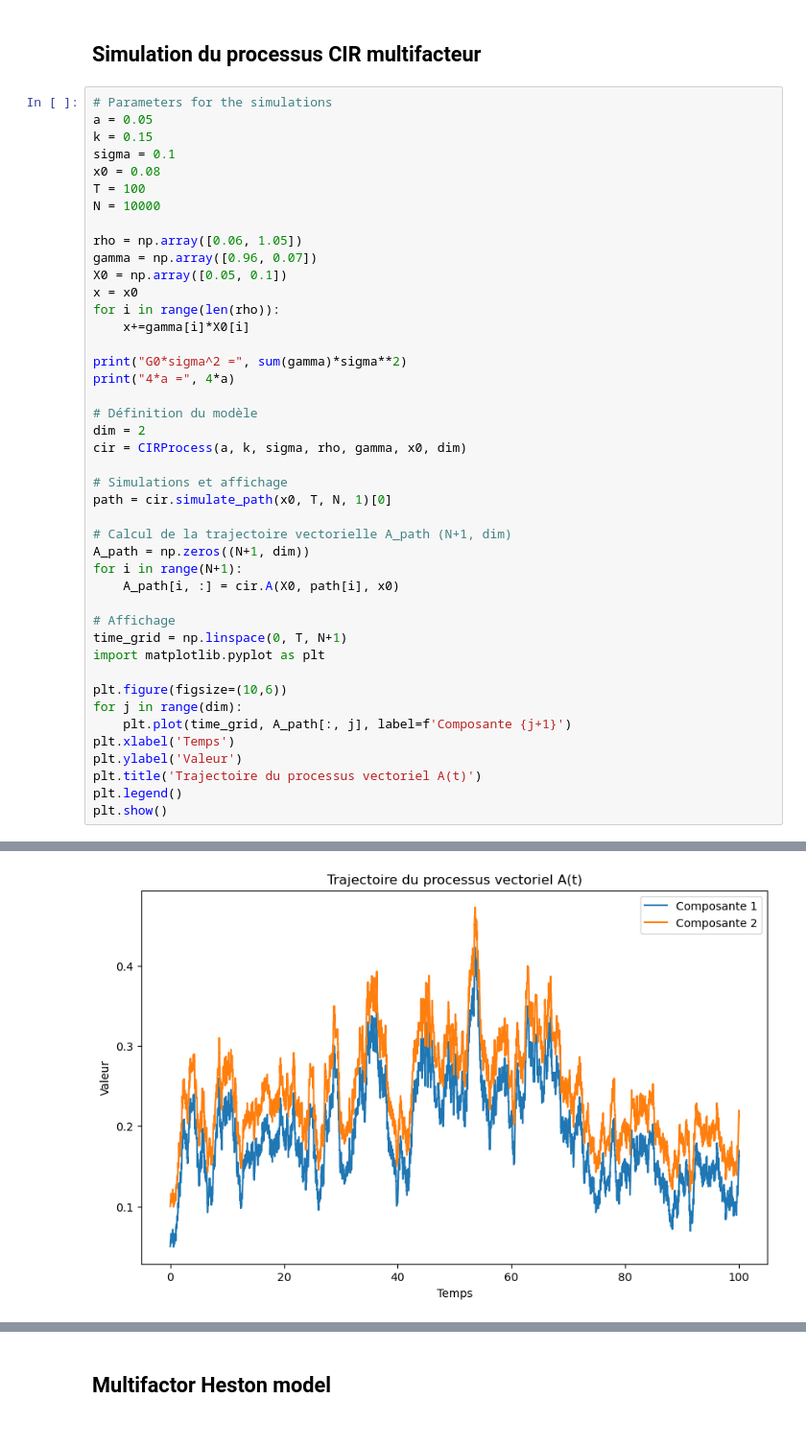
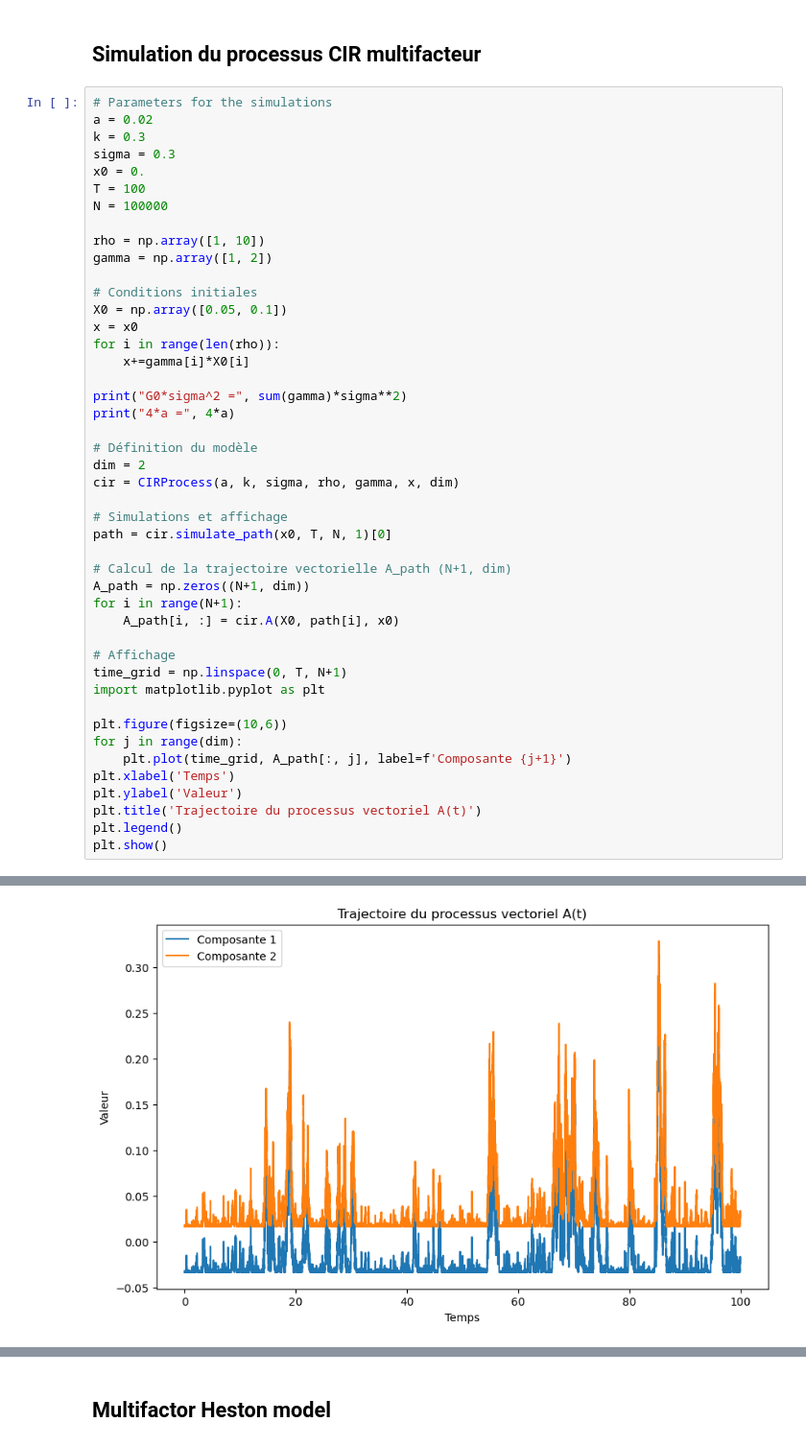
Before and after one commit to maxence2508/stage-cermics, a Jupyter notebook: second-order-schemes-for-multifactor-cir-and-heston-models.ipynb, the cells around one changed output, grey strips where cells are left out. Shown at 96% size. Drawn from its saved outputs; the diff is of its cells as text.

```diff
--- a/second-order-schemes-for-multifactor-cir-and-heston-models.ipynb
+++ b/second-order-schemes-for-multifactor-cir-and-heston-models.ipynb
@@ -453,15 +498,17 @@ plt.show()
 ## Simulation du processus CIR multifacteur
 # %%
 # Parameters for the simulations
-a = 0.05
-k = 0.15
-sigma = 0.1
-x0 = 0.08
+a = 0.02
+k = 0.3
+sigma = 0.3
+x0 = 0.
 T = 100
-N = 10000
+N = 100000
 
-rho = np.array([0.06, 1.05])
-gamma = np.array([0.96, 0.07])
+rho = np.array([1, 10])
+gamma = np.array([1, 2])
+
+# Conditions initiales
 X0 = np.array([0.05, 0.1])
 x = x0
 for i in range(len(rho)):
@@ -472,7 +519,7 @@ print("4*a =", 4*a)
 
 # Définition du modèle
 dim = 2
-cir = CIRProcess(a, k, sigma, rho, gamma, x0, dim)
+cir = CIRProcess(a, k, sigma, rho, gamma, x, dim)
 
 # Simulations et affichage
 path = cir.simulate_path(x0, T, N, 1)[0]
@@ -500,3 +547,3 @@ G0*sigma^2 = 0.010300000000000002
-[figure, old version]
+[figure, new version]
 # %%
 # Simulation de la trajectoire vectorielle avec le schéma psi
```
Also changed, not shown: parts of 8 cells of this notebook, 2 other files.
